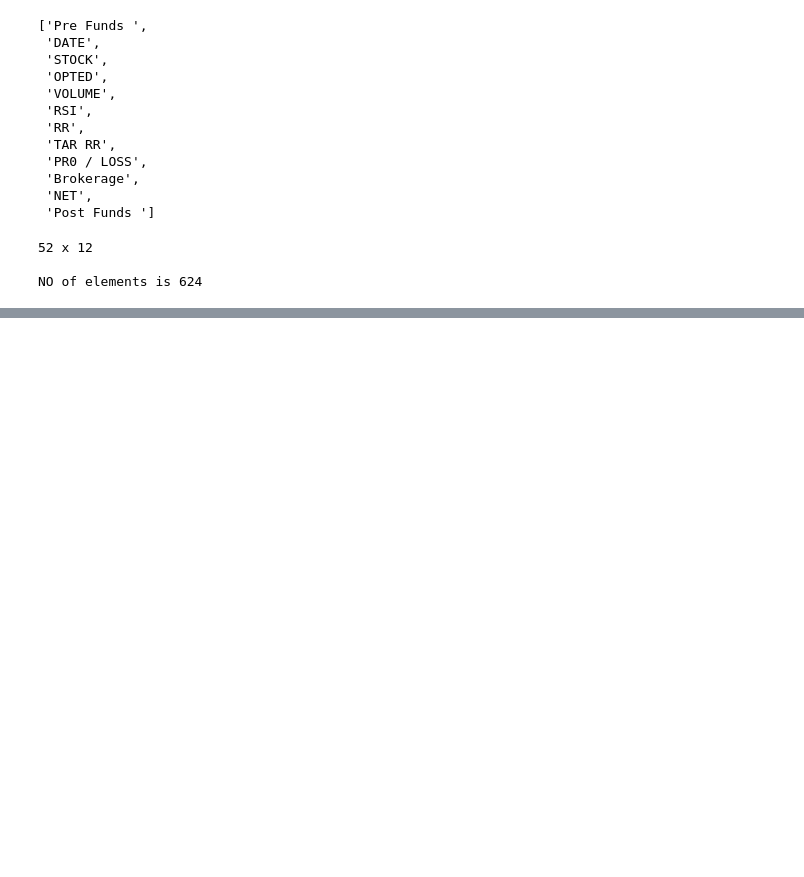
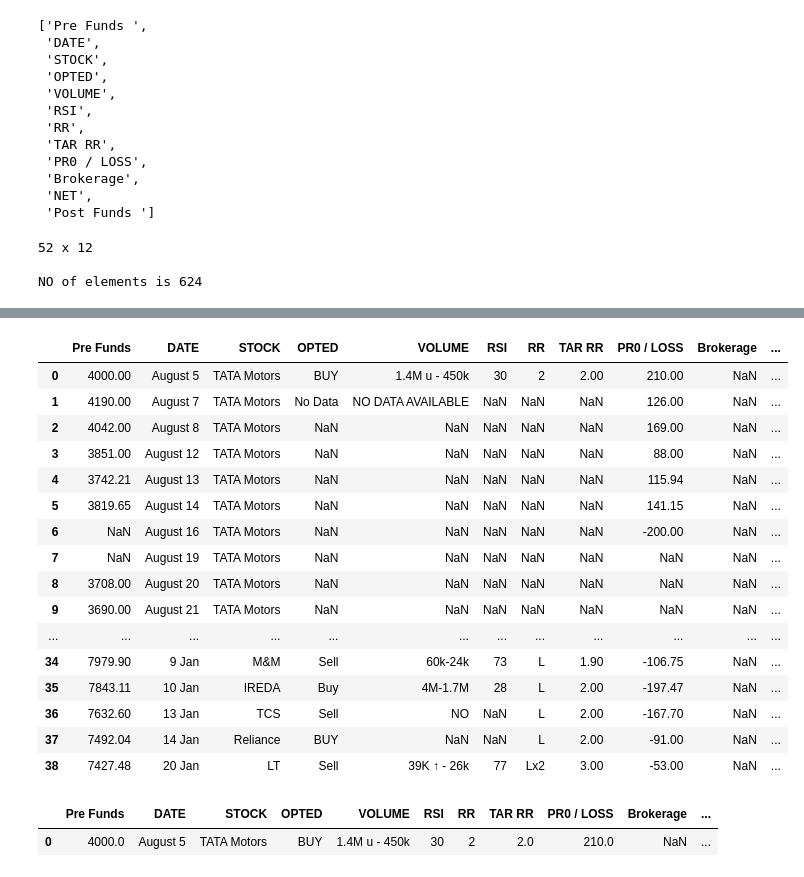
Before and after one commit to Vamsi-Krishna-24/My_Intraday_Analysis, a Jupyter notebook: anlayse.ipynb, the cells around one changed output, grey strips where cells are left out. Drawn from its saved outputs; the diff is of its cells as text; code cells hidden in the pictures; blank space fills up the shorter version.

```diff
--- a/anlayse.ipynb
+++ b/anlayse.ipynb
@@ -54,0 +73,4 @@ data = fill_empty_cells(data, 'Brokerage', 30)  # This will fill NaN values in '
+# %%
+data1 = pd.read_csv('/Users/surisettivamsikrishna/Downloads/Vamsi Pc/CODES/Mark 3/Trade Analyse/data.csv')
+data1 = data1.iloc[:-7]
+data1.tail(5)
@@ -54,0 +84,20 @@ data = fill_empty_cells(data, 'Brokerage', 30)  # This will fill NaN values in '
+# %%
+data1.head(40)
+# %% [output]
+|  | Pre Funds | DATE | STOCK | OPTED | VOLUME | RSI | RR | TAR RR | PR0 / LOSS | Brokerage | ... |
+| 0 | 4000.00 | August 5 | TATA Motors | BUY | 1.4M u - 450k | 30 | 2 | 2.00 | 210.00 | NaN | ... |
+| 1 | 4190.00 | August 7 | TATA Motors | No Data | NO DATA AVAILABLE | NaN | NaN | NaN | 126.00 | NaN | ... |
+| 2 | 4042.00 | August 8 | TATA Motors | NaN | NaN | NaN | NaN | NaN | 169.00 | NaN | ... |
+| 3 | 3851.00 | August 12 | TATA Motors | NaN | NaN | NaN | NaN | NaN | 88.00 | NaN | ... |
+| 4 | 3742.21 | August 13 | TATA Motors | NaN | NaN | NaN | NaN | NaN | 115.94 | NaN | ... |
+| 5 | 3819.65 | August 14 | TATA Motors | NaN | NaN | NaN | NaN | NaN | 141.15 | NaN | ... |
+| 6 | NaN | August 16 | TATA Motors | NaN | NaN | NaN | NaN | NaN | -200.00 | NaN | ... |
+| 7 | NaN | August 19 | TATA Motors | NaN | NaN | NaN | NaN | NaN | NaN | NaN | ... |
+| 8 | 3708.00 | August 20 | TATA Motors | NaN | NaN | NaN | NaN | NaN | NaN | NaN | ... |
+| 9 | 3690.00 | August 21 | TATA Motors | NaN | NaN | NaN | NaN | NaN | NaN | NaN | ... |
+| ... | ... | ... | ... | ... | ... | ... | ... | ... | ... | ... | ... |
+| 34 | 7979.90 | 9 Jan | M&M | Sell | 60k-24k | 73 | L | 1.90 | -106.75 | NaN | ... |
+| 35 | 7843.11 | 10 Jan | IREDA | Buy | 4M-1.7M | 28 | L | 2.00 | -197.47 | NaN | ... |
+| 36 | 7632.60 | 13 Jan | TCS | Sell | NO | NaN | L | 2.00 | -167.70 | NaN | ... |
+| 37 | 7492.04 | 14 Jan | Reliance | BUY | NaN | NaN | L | 2.00 | -91.00 | NaN | ... |
+| 38 | 7427.48 | 20 Jan | LT | Sell | 39K ↑ - 26k | 77 | Lx2 | 3.00 | -53.00 | NaN | ... |
@@ -54,0 +109,5 @@ data = fill_empty_cells(data, 'Brokerage', 30)  # This will fill NaN values in '
+# %%
+data1.head(1)
+# %% [output]
+|  | Pre Funds | DATE | STOCK | OPTED | VOLUME | RSI | RR | TAR RR | PR0 / LOSS | Brokerage | ... |
+| 0 | 4000.0 | August 5 | TATA Motors | BUY | 1.4M u - 450k | 30 | 2 | 2.0 | 210.0 | NaN | ... |
```
Also changed, not shown: parts of 19 cells of this notebook.
